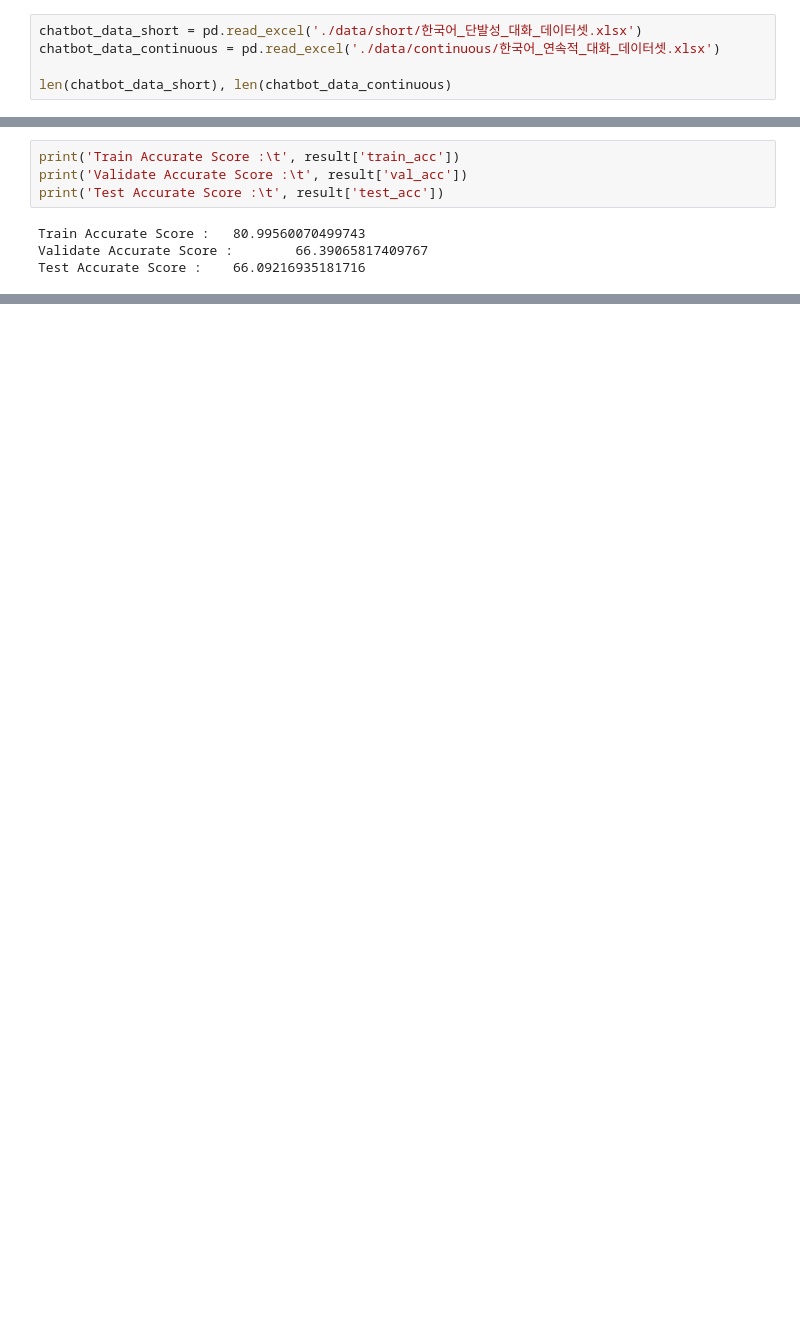
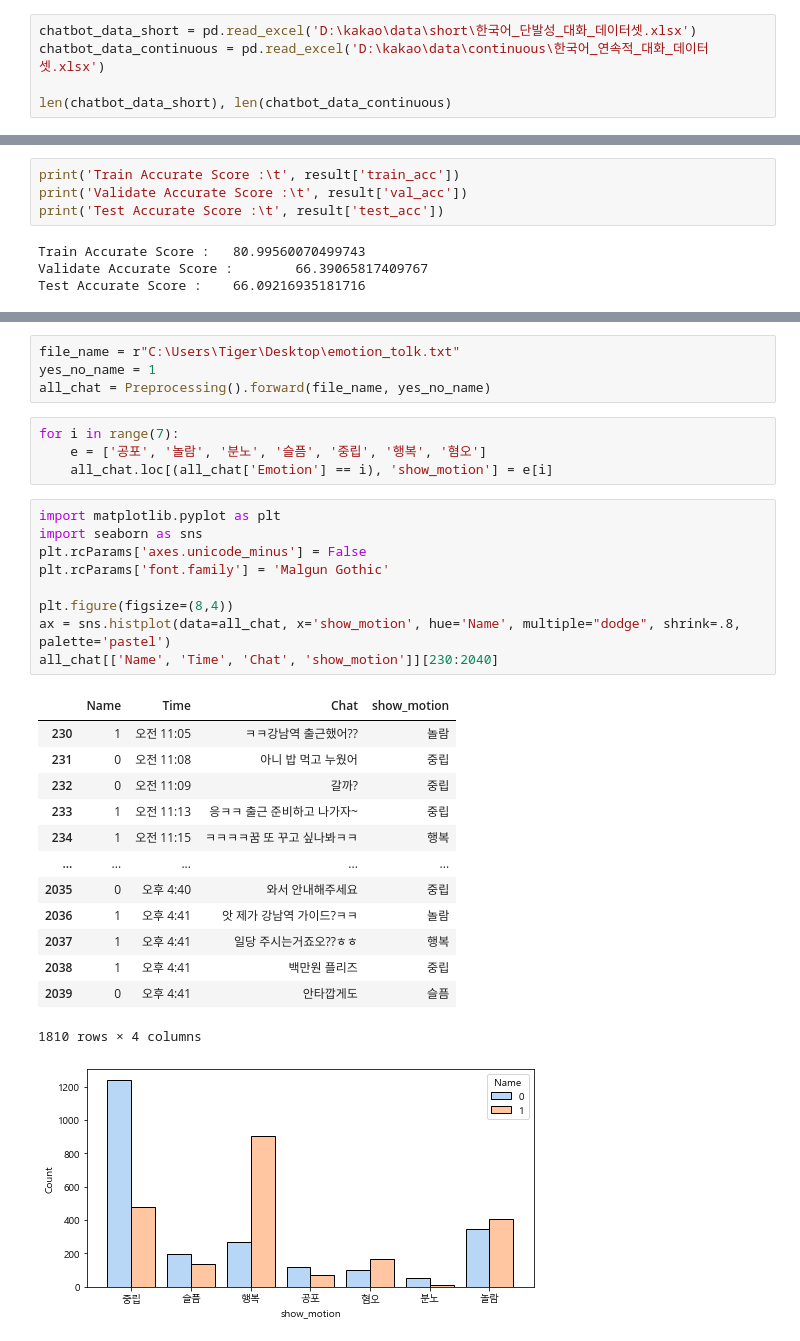
Before and after one commit to tigerak/kakao, a Jupyter notebook: sentiment_gui/kobert_model.ipynb, the cells around one changed output, grey strips where cells are left out. Drawn from its saved outputs; the diff is of its cells as text; blank space fills up the shorter version.

```diff
--- a/sentiment_gui/kobert_model.ipynb
+++ b/sentiment_gui/kobert_model.ipynb
@@ -28,8 +28,8 @@ bertmodel, vocab = get_pytorch_kobert_model()
 using cached model
 using cached model
 # %%
-chatbot_data_short = pd.read_excel('./data/short/한국어_단발성_대화_데이터셋.xlsx')
-chatbot_data_continuous = pd.read_excel('./data/continuous/한국어_연속적_대화_데이터셋.xlsx')
+chatbot_data_short = pd.read_excel('D:\kakao\data\short\한국어_단발성_대화_데이터셋.xlsx')
+chatbot_data_continuous = pd.read_excel('D:\kakao\data\continuous\한국어_연속적_대화_데이터셋.xlsx')
 
 len(chatbot_data_short), len(chatbot_data_continuous)
 # %% [output]
@@ -440,0 +605,32 @@ Test Accurate Score :    66.09216935181716
+# %%
+file_name = r"C:\Users\Tiger\Desktop\emotion_tolk.txt"
+yes_no_name = 1
+all_chat = Preprocessing().forward(file_name, yes_no_name)
+# %%
+for i in range(7):
+    e = ['공포', '놀람', '분노', '슬픔', '중립', '행복', '혐오']
+    all_chat.loc[(all_chat['Emotion'] == i), 'show_motion'] = e[i]
+# %%
+import matplotlib.pyplot as plt
+import seaborn as sns
+plt.rcParams['axes.unicode_minus'] = False
+plt.rcParams['font.family'] = 'Malgun Gothic'
+
+plt.figure(figsize=(8,4))
+ax = sns.histplot(data=all_chat, x='show_motion', hue='Name', multiple="dodge", shrink=.8, palette='pastel')
+all_chat[['Name', 'Time', 'Chat', 'show_motion']][230:2040]
+# %% [output]
+|  | Name | Time | Chat | show_motion |
+| 230 | 1 | 오전 11:05 | ㅋㅋ강남역 출근했어?? | 놀람 |
+| 231 | 0 | 오전 11:08 | 아니 밥 먹고 누웠어 | 중립 |
+| 232 | 0 | 오전 11:09 | 갈까? | 중립 |
+| 233 | 1 | 오전 11:13 | 응ㅋㅋ 출근 준비하고 나가자~ | 중립 |
+| 234 | 1 | 오전 11:15 | ㅋㅋㅋㅋ꿈 또 꾸고 싶나봐ㅋㅋ | 행복 |
+| ... | ... | ... | ... | ... |
+| 2035 | 0 | 오후 4:40 | 와서 안내해주세요 | 중립 |
+| 2036 | 1 | 오후 4:41 | 앗 제가 강남역 가이드?ㅋㅋ | 놀람 |
+| 2037 | 1 | 오후 4:41 | 일당 주시는거죠오??ㅎㅎ | 행복 |
+| 2038 | 1 | 오후 4:41 | 백만원 플리즈 | 중립 |
+| 2039 | 0 | 오후 4:41 | 안타깝게도 | 슬픔 |
+1810 rows × 4 columns
+[figure, added]
```
Also changed, not shown: parts of 4 cells of this notebook.
